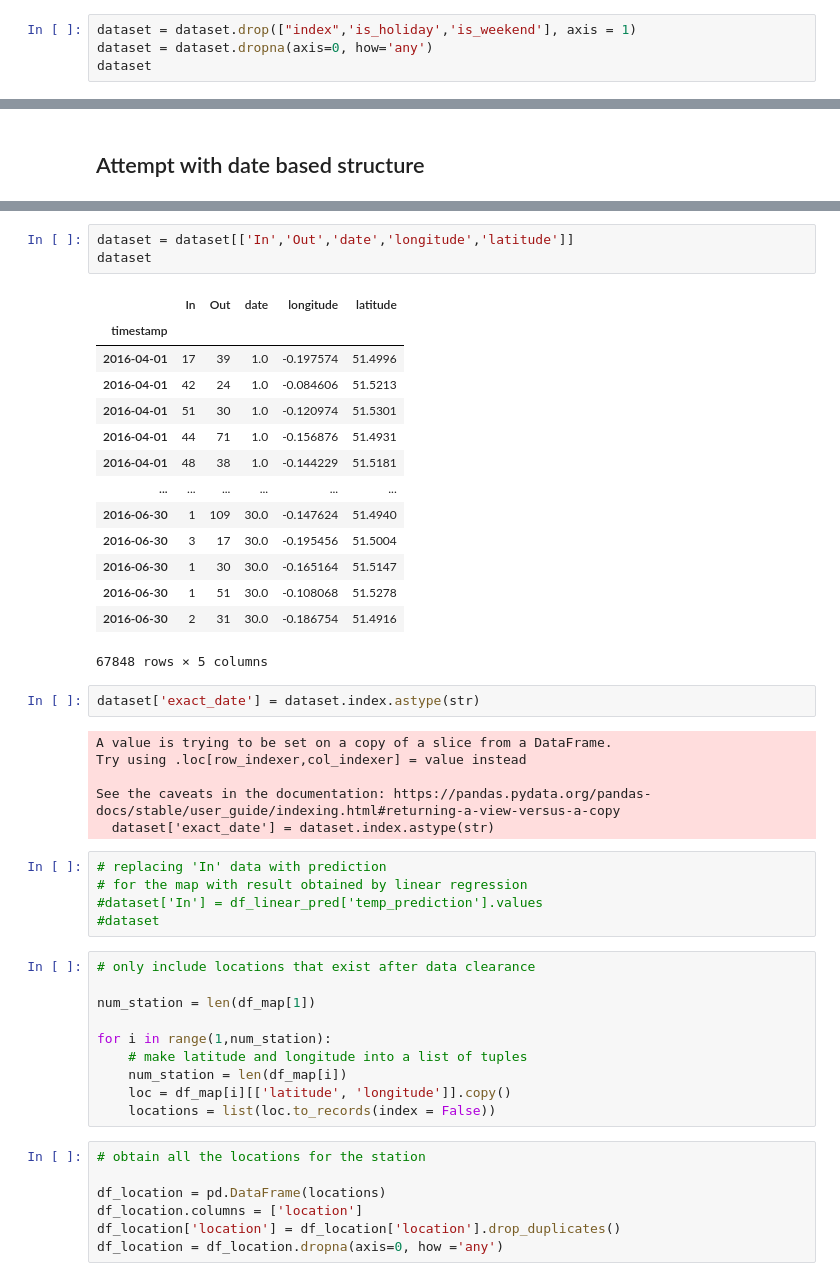
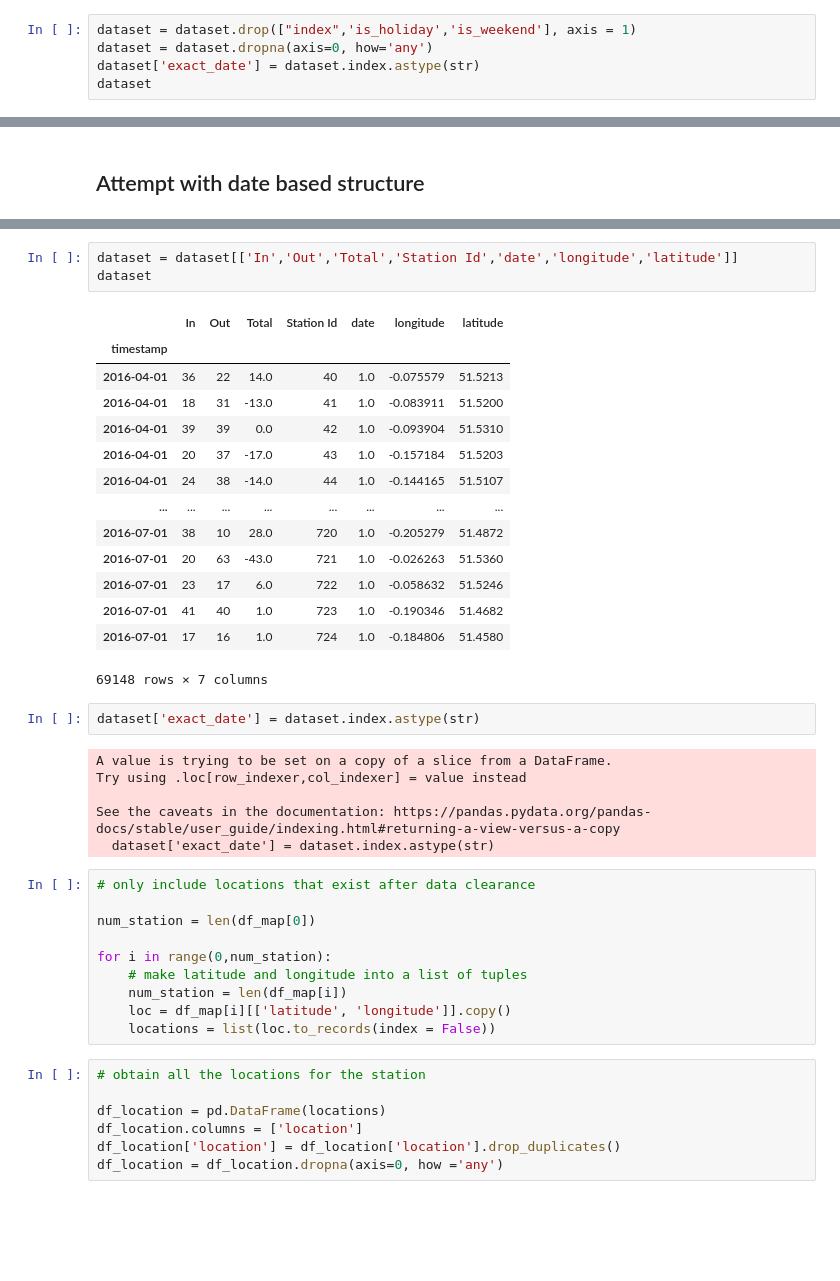
Before and after one commit to hchae0817/final_project, a Jupyter notebook: bike_visualisation.ipynb, the cells around one changed output, grey strips where cells are left out. Drawn from its saved outputs; the diff is of its cells as text; blank space fills up the shorter version.

```diff
--- a/bike_visualisation.ipynb
+++ b/bike_visualisation.ipynb
@@ -29,6 +24,7 @@ dataset = pd.read_csv(
 # %%
 dataset = dataset.drop(["index",'is_holiday','is_weekend'], axis = 1)
 dataset = dataset.dropna(axis=0, how='any')
+dataset['exact_date'] = dataset.index.astype(str)
 dataset
 # %% [output]
 |  | In | Out | Station Id | Total | avg_temp | avg_temp_feel | avg_humidity | avg_windSpeed | ... |
@@ -222,21 +218,21 @@ for i in range(1,num_station):
 # %%
-dataset = dataset[['In','Out','date','longitude','latitude']]
+dataset = dataset[['In','Out','Total','Station Id','date','longitude','latitude']]
 dataset
 # %% [output]
-|  | In | Out | date | longitude | latitude |
-| timestamp |  |  |  |  |  |
-| 2016-04-01 | 17 | 39 | 1.0 | -0.197574 | 51.4996 |
-| 2016-04-01 | 42 | 24 | 1.0 | -0.084606 | 51.5213 |
-| 2016-04-01 | 51 | 30 | 1.0 | -0.120974 | 51.5301 |
-| 2016-04-01 | 44 | 71 | 1.0 | -0.156876 | 51.4931 |
-| 2016-04-01 | 48 | 38 | 1.0 | -0.144229 | 51.5181 |
-| ... | ... | ... | ... | ... | ... |
-| 2016-06-30 | 1 | 109 | 30.0 | -0.147624 | 51.4940 |
-| 2016-06-30 | 3 | 17 | 30.0 | -0.195456 | 51.5004 |
-| 2016-06-30 | 1 | 30 | 30.0 | -0.165164 | 51.5147 |
-| 2016-06-30 | 1 | 51 | 30.0 | -0.108068 | 51.5278 |
-| 2016-06-30 | 2 | 31 | 30.0 | -0.186754 | 51.4916 |
+|  | In | Out | Total | Station Id | date | longitude | latitude |
+| timestamp |  |  |  |  |  |  |  |
+| 2016-04-01 | 36 | 22 | 14.0 | 40 | 1.0 | -0.075579 | 51.5213 |
+| 2016-04-01 | 18 | 31 | -13.0 | 41 | 1.0 | -0.083911 | 51.5200 |
+| 2016-04-01 | 39 | 39 | 0.0 | 42 | 1.0 | -0.093904 | 51.5310 |
+| 2016-04-01 | 20 | 37 | -17.0 | 43 | 1.0 | -0.157184 | 51.5203 |
+| 2016-04-01 | 24 | 38 | -14.0 | 44 | 1.0 | -0.144165 | 51.5107 |
+| ... | ... | ... | ... | ... | ... | ... | ... |
+| 2016-07-01 | 38 | 10 | 28.0 | 720 | 1.0 | -0.205279 | 51.4872 |
+| 2016-07-01 | 20 | 63 | -43.0 | 721 | 1.0 | -0.026263 | 51.5360 |
+| 2016-07-01 | 23 | 17 | 6.0 | 722 | 1.0 | -0.058632 | 51.5246 |
+| 2016-07-01 | 41 | 40 | 1.0 | 723 | 1.0 | -0.190346 | 51.4682 |
+| 2016-07-01 | 17 | 16 | 1.0 | 724 | 1.0 | -0.184806 | 51.4580 |
-67848 rows × 5 columns
+69148 rows × 7 columns
 # %%
 dataset['exact_date'] = dataset.index.astype(str)
 # %% [output]
@@ -245,17 +241,12 @@ Try using .loc[row_indexer,col_indexer] = value instead
 
 See the caveats in the documentation: https://pandas.pydata.org/pandas-docs/stable/user_guide/indexing.html#returning-a-view-versus-a-copy
   dataset['exact_date'] = dataset.index.astype(str)
-# %%
-# replacing 'In' data with prediction
-# for the map with result obtained by linear regression
-#dataset['In'] = df_linear_pred['temp_prediction'].values
-#dataset
 # %%
 # only include locations that exist after data clearance
 
-num_station = len(df_map[1])
+num_station = len(df_map[0])
 
-for i in range(1,num_station):
+for i in range(0,num_station):
     # make latitude and longitude into a list of tuples
     num_station = len(df_map[i])
     loc = df_map[i][['latitude', 'longitude']].copy()
```
Also changed, not shown: parts of 22 cells of this notebook.
